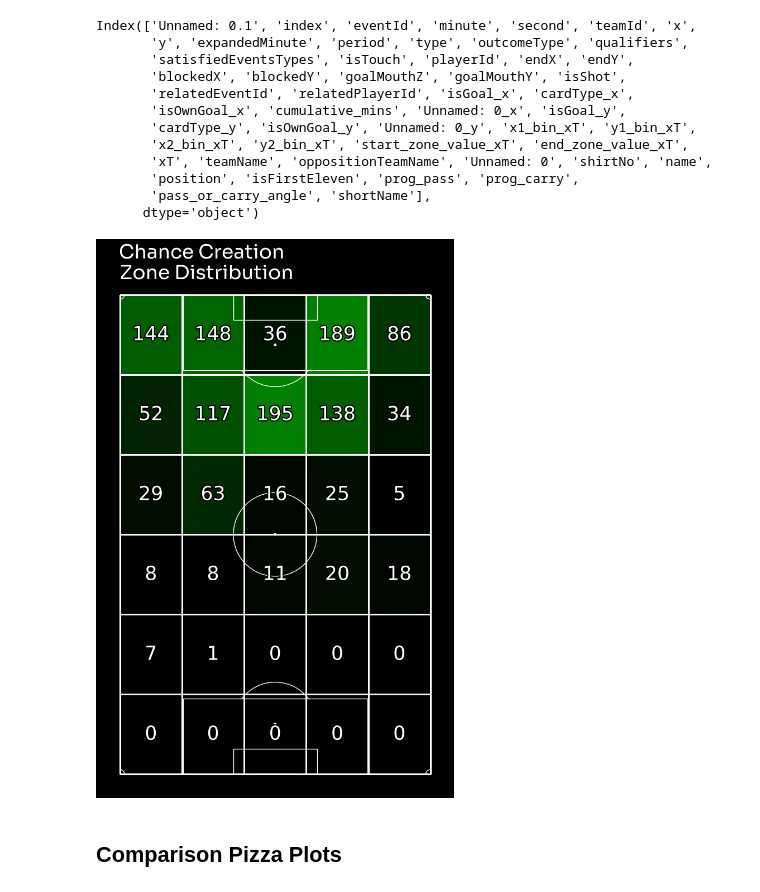
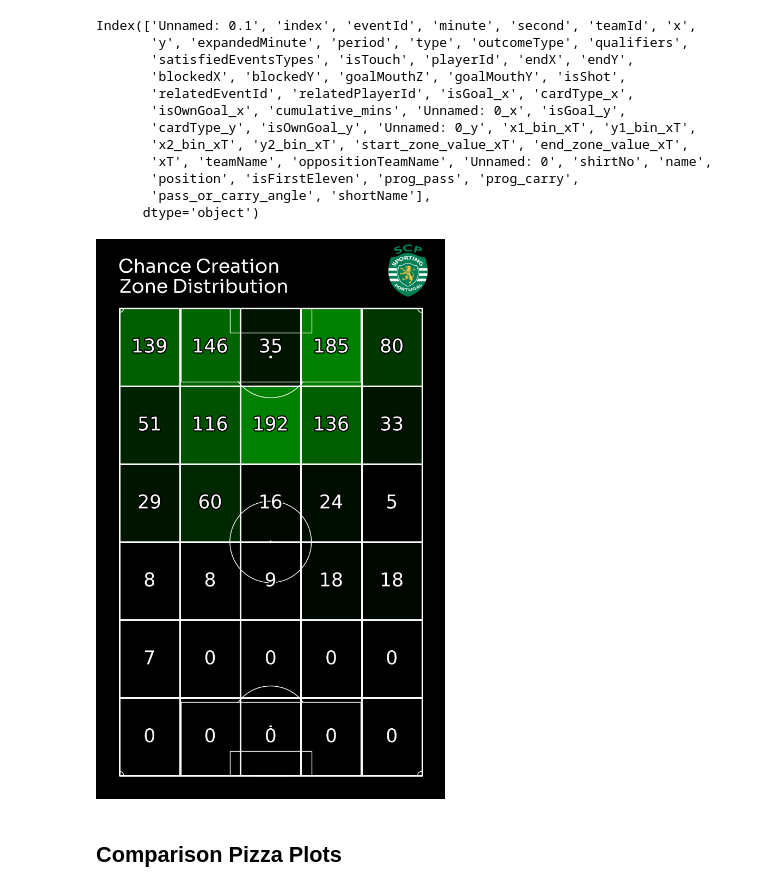
Before and after one commit to ishdeep-10/IndianCitizen, a Jupyter notebook: ScorePredict/notebooks/SeasonAnalysis.ipynb, the cells around one changed output. Drawn from its saved outputs; the diff is of its cells as text; code cells hidden in the pictures.

```diff
--- a/ScorePredict/notebooks/SeasonAnalysis.ipynb
+++ b/ScorePredict/notebooks/SeasonAnalysis.ipynb
@@ -400,3 +406,5 @@ df = pd.read_csv("C:/Users/acer/Documents/GitHub/IndianCitizen/Streamlit/Data/Li
+# %%
+df = df[df['teamName'] == 'Sporting']
 # %% [markdown]
 ## ShotMap
 # %%
@@ -848,29 +865,35 @@ Index(['Unnamed: 0.1', 'index', 'eventId', 'minute', 'second', 'teamId', 'x',
 # %%
 from matplotlib.colors import LinearSegmentedColormap
 import matplotlib.patheffects as path_effects
 # setting the custom colormap
 pearl_earring_cmaph = LinearSegmentedColormap.from_list("Pearl Earring - 10 colors", [background, 'green'], N=20)
 
 path_eff = [path_effects.Stroke(linewidth=3, foreground=background), path_effects.Normal()]
 
 def Chance_creating_zone(ax, cm, col):
     ccp = df[df['qualifiers'].str.contains('KeyPass')]
     pitch = VerticalPitch(pitch_type='uefa', line_color='white', corner_arcs=True, line_zorder=2, pitch_color=background, linewidth=1)
     pitch.draw(ax=ax)
     #ax.set_xlim(-0.5, 105.5)
 
     cc = 0
     pearl_earring_cmap = cm
     bin_statistic = pitch.bin_statistic(ccp.x, ccp.y, bins=(6,5), statistic='count', normalize=False)
     pitch.heatmap(bin_statistic, ax=ax, cmap=pearl_earring_cmap, edgecolors='#f8f8f8')
 
     labels = pitch.label_heatmap(bin_statistic, color='white', fontsize=25, ax=ax, ha='center', va='center', str_format='{:.0f}', path_effects=path_eff)
     ax.text(30,116,f"Chance Creation  \n    Zone Distribution", color='white', fontsize=25, ha='right', va='top', fontweight='bold', path_effects=path_eff,fontproperties=font_prop)
 
+    img_team = mpimg.imread('C:/Users/acer/Documents/GitHub/IndianCitizen/ScorePredict/Images/TeamLogos/Sporting.png')
+    ax_image = add_image(
+    img_team, fig, left=0.63, bottom=0.87, width=0.08, height=0.08,aspect='equal'
+    )
+
 fig,ax=plt.subplots(figsize=(16,12), facecolor=background)
 chance_creating_stats_home = Chance_creating_zone(ax, pearl_earring_cmaph, 'green')
+plt.savefig('C:/Users/acer/Documents/GitHub/IndianCitizen/ScorePredict/SeasonReports/Sporting/2.png',dpi=500,bbox_inches = 'tight',facecolor=background)
 # %% [output]
-[figure, old version]
+[figure, new version]
 # %% [markdown]
 ## Comparison Pizza Plots
 # %%
```
Also changed, not shown: parts of 23 cells of this notebook, 12 other files.
